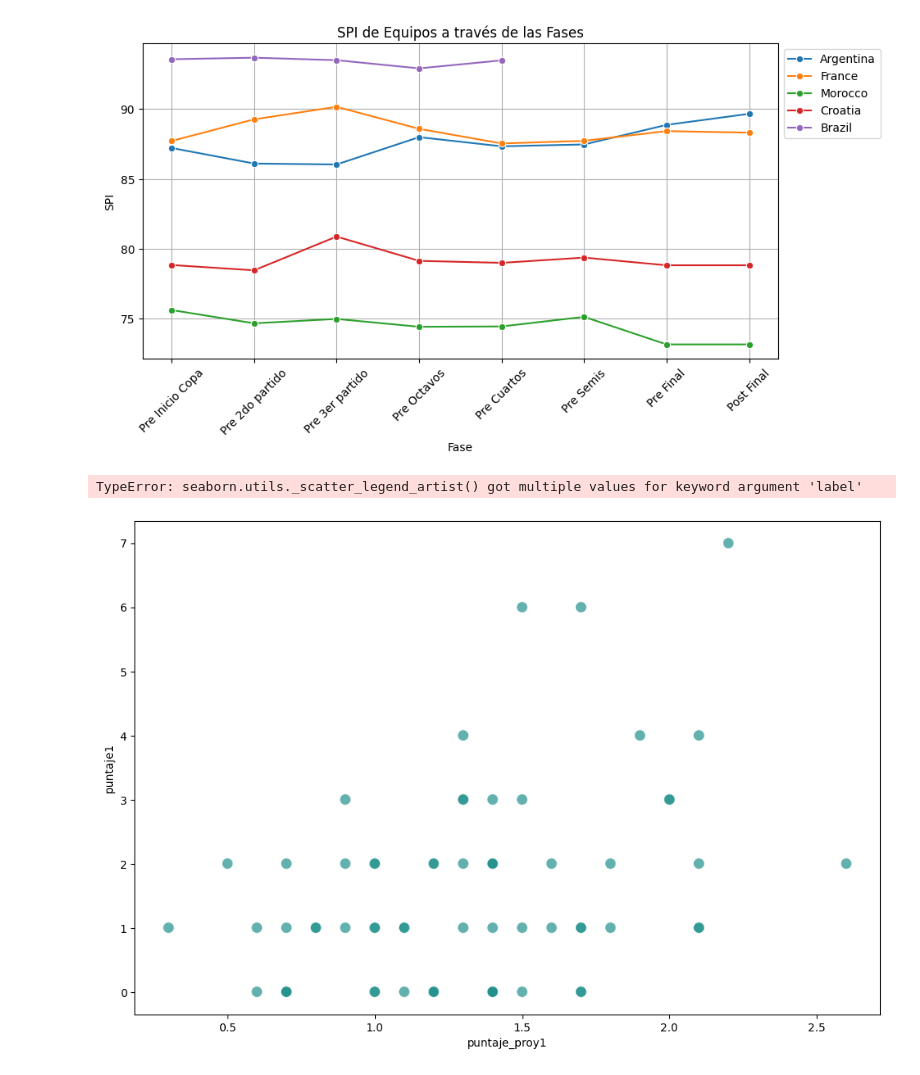
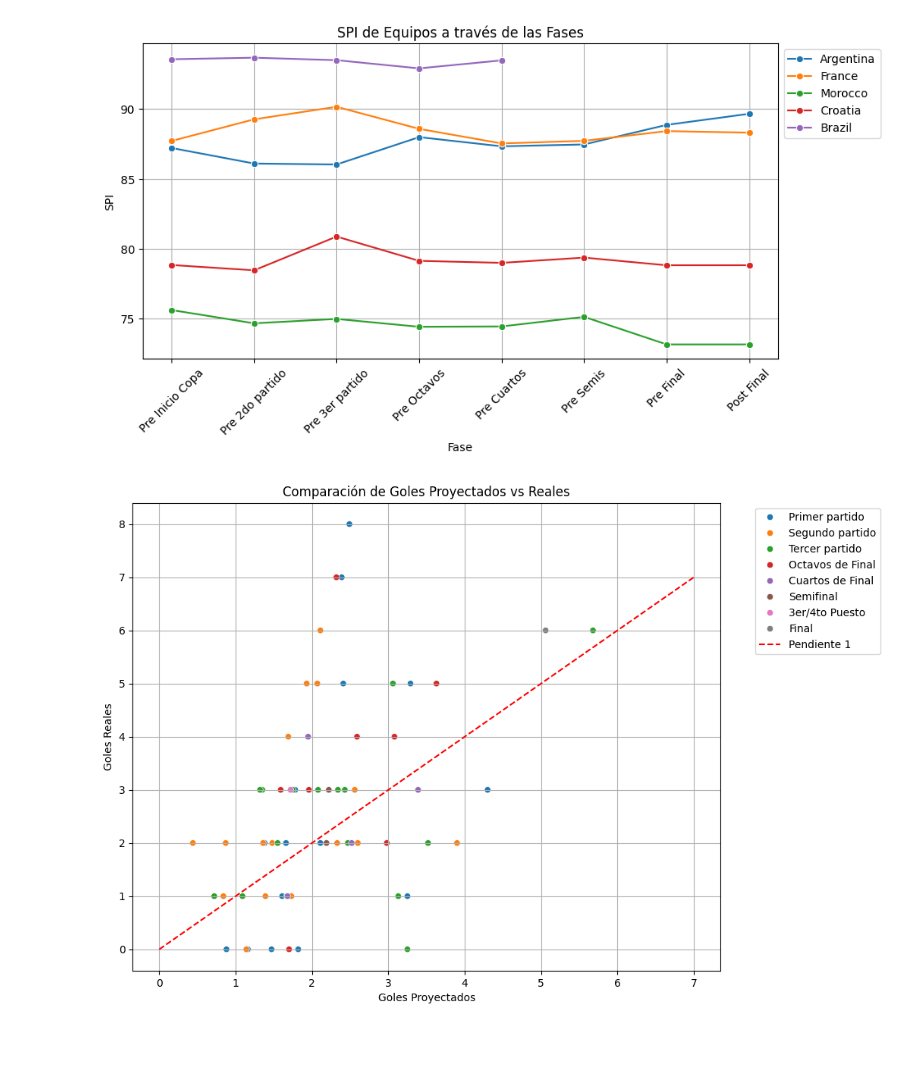
Before and after one commit to valenrosito/TP-Fundamentos_Ciencia_de_Datos, a Jupyter notebook: src/TP.ipynb, the cells around one changed output. Saved outputs shown, nothing was run; the diff lists cells and outputs as text; code cells hidden in the pictures; blank space fills up the shorter version.

```diff
--- a/src/TP.ipynb
+++ b/src/TP.ipynb
@@ -250,21 +254,39 @@ plt.show()
+# %%
+def determinar_fase(fecha):
+    """
+    Esta función crea una columna fase en el dataframe partidos, en la cual se determina se determinan sus valores basados en la fecha.
+
+    """
+    if fecha >= pd.Timestamp('2022-11-20') and fecha <= pd.Timestamp('2022-11-24'):
+        return "Primer partido"
+    elif fecha >= pd.Timestamp('2022-11-25') and fecha <= pd.Timestamp('2022-11-28'):
+        return "Segundo partido"
+    elif fecha >= pd.Timestamp('2022-11-29') and fecha <= pd.Timestamp('2022-12-02'):
+        return "Tercer partido"
+    elif fecha >= pd.Timestamp('2022-12-03') and fecha <= pd.Timestamp('2022-12-06'):
+        return "Octavos de Final"
+    elif fecha >= pd.Timestamp('2022-12-07') and fecha <= pd.Timestamp('2022-12-10'):
+        return "Cuartos de Final"
+    elif fecha >= pd.Timestamp('2022-12-11') and fecha <= pd.Timestamp('2022-12-14'):
+        return "Semifinal"
+    elif fecha == pd.Timestamp('2022-12-17'):
+        return "3er/4to Puesto"
+    elif fecha == pd.Timestamp('2022-12-18'):
+        return "Final"
+    else:
+        return None
+
+partidos['fase'] = partidos['fecha'].apply(determinar_fase)
 # %%
-plt.figure(figsize=(12, 8))
+plt.figure(figsize=(10, 8))
 
-# Scatter plot para puntaje_proy1 vs puntaje1
-sns.scatterplot(data=partidos, x='puntaje_proy1', y='puntaje1')
-
-# Scatter plot para puntaje_proy2 vs puntaje2
-sns.scatterplot(data=partidos, x='puntaje_proy2', y='puntaje2')
+# Scatter plot para el resultado predecido vs el resultado real
+sns.scatterplot(data=partidos, x='score_predecido', y='score_real', hue='fase')
 
 # Agregar línea con pendiente de 1
-plt.plot([0, max_puntaje], [0, max_puntaje], color='red', linestyle='--')
+plt.plot([0, 7], [0, 7], color='red', linestyle='--', label='Pendiente 1')
 
-plt.title('Comparación de Puntajes Proyectados vs Reales')
-plt.xlabel('Puntaje Proyectado')
-plt.ylabel('Puntaje Real')
-plt.legend(bbox_to_anchor=(1.05, 1), loc='upper left')
-plt.grid(True)
-plt.show()
+plt.title('Comparación de Goles Proyectados vs Reales'), plt.xlabel('Goles Proyectados'), plt.ylabel('Goles Reales'), plt.legend(bbox_to_anchor=(1.05, 1), loc='upper left'), plt.grid(True)
+plt.show();
 # %% [output]
-TypeError: seaborn.utils._scatter_legend_artist() got multiple values for keyword argument 'label'
-[figure, old version]
+[figure, new version]
```
Also changed, not shown: parts of 3 cells of this notebook.
